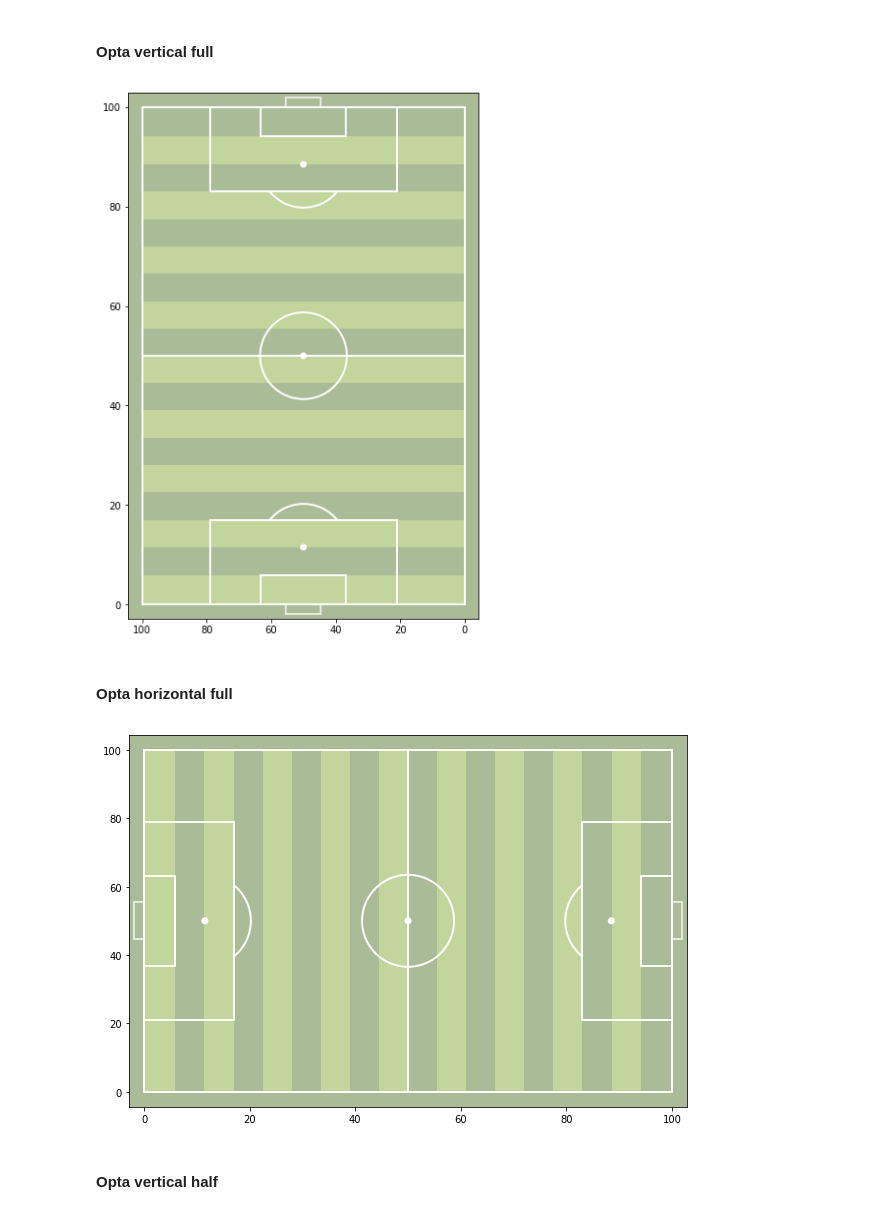
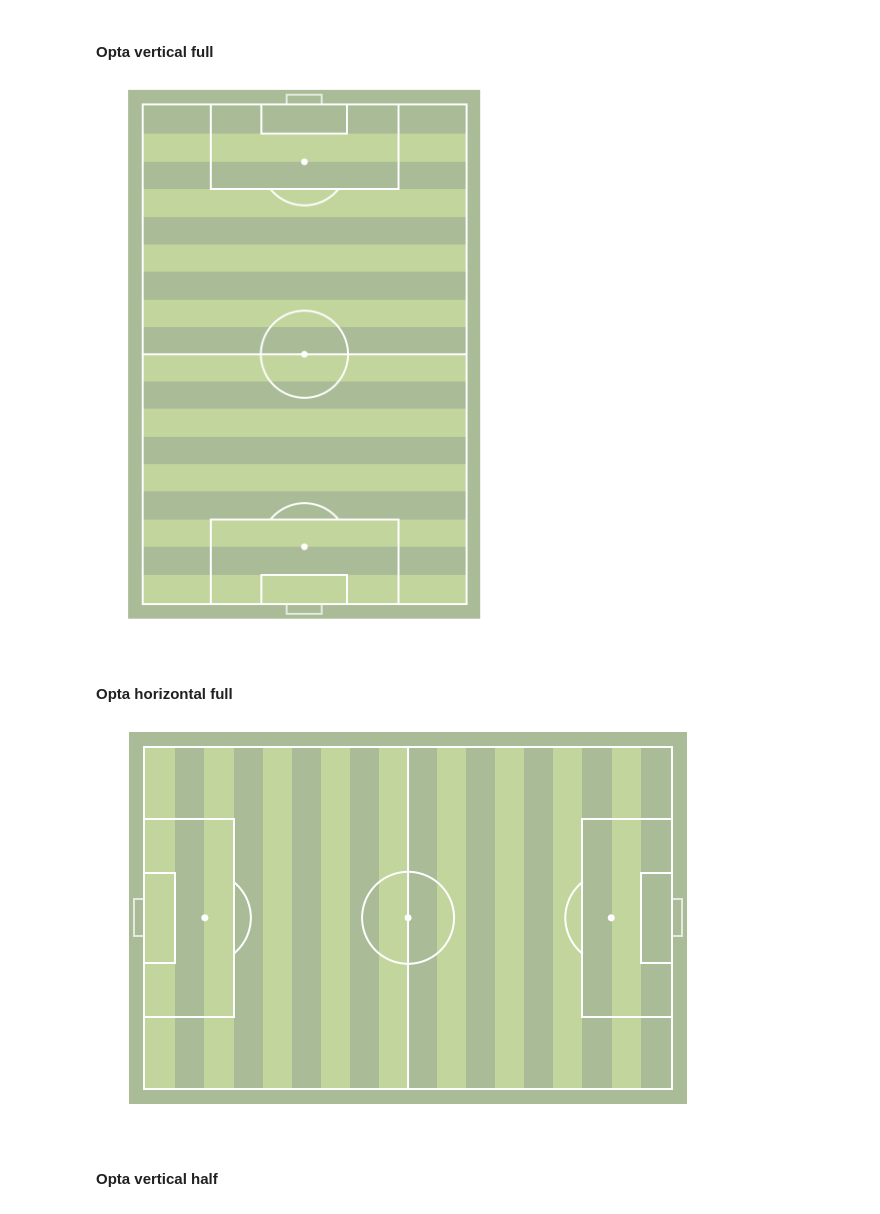
Before and after one commit to andrewRowlinson/mplsoccer, a Jupyter notebook: fbplot/Pitch.ipynb, the cells around one changed output. Saved outputs shown, nothing was run; the diff lists cells and outputs as text; code cells hidden in the pictures.

Commit message:
changed n_stripes to stripe. Added attribute to switch off axis

```diff
--- a/fbplot/Pitch.ipynb
+++ b/fbplot/Pitch.ipynb
@@ -45,7 +43,7 @@ class Pitch(object):
 
     def __init__(self, *args, line_color='white', pitch_color='#aabb97', pitch_type='opta',
                  orientation='horizontal',view='full',xpad=(3,3),ypad=(3,3),lw=2,pitch_length=None,
-                 n_stripes=0,stripe_color='#c2d59d',
+                 stripe=False,stripe_color='#c2d59d',axis='off',
                  pitch_width=None,figsize=None, layout=None,**kwargs):
 
 
@@ -54,6 +52,7 @@ class Pitch(object):
         self.fig = None
         self.figsize = figsize
         self.layout = layout
+        self.axis = axis
 
         # set attributes
         self.line_color = line_color
@@ -66,7 +65,7 @@ class Pitch(object):
         self.view = view
         self.xpad_left, self.xpad_right = xpad
         self.ypad_left, self.ypad_right = ypad
-        self.n_stripes = n_stripes
+        self.stripe = stripe
         self.stripe_color = stripe_color
 
         # set pitch dimensions
@@ -133,6 +132,7 @@ class Pitch(object):
             if self.view=='full':
                 for ax in self.axes:
                     ax.set_aspect(1/self.aspect)
+                    ax.axis(self.axis)
                     if self.pitch_type=='statsbomb':
                         ax.set_xlim(self.left-self.xpad_left,self.right+self.xpad_right)
                         ax.axvspan(self.left-self.xpad_left,self.right+self.xpad_right,0,1,facecolor=self.pitch_color)
@@ -144,6 +144,7 @@ class Pitch(object):
             elif self.view=='half':
                 for ax in self.axes:
                     ax.set_aspect(1/self.aspect)
+                    ax.axis(self.axis)
                     if self.pitch_type=='statsbomb':
                         ax.set_xlim(self.left-self.xpad_left,self.right+self.xpad_right)
                         ax.axvspan(self.left-self.xpad_left,self.right+self.xpad_right,0,1,facecolor=self.pitch_color)
@@ -157,6 +158,7 @@ class Pitch(object):
             if self.view=='full':
                 for ax in self.axes:
                     ax.set_aspect(self.aspect)
+                    ax.axis(self.axis)
                     if self.pitch_type=='statsbomb':
                         ax.set_ylim(self.right+self.ypad_left,self.left-self.ypad_right)
                         ax.axhspan(self.right+self.ypad_left,self.left-self.ypad_right,0,1,facecolor=self.pitch_color)
@@ -168,6 +170,7 @@ class Pitch(object):
             elif self.view=='half':
                 for ax in self.axes:
                     ax.set_aspect(self.aspect)
+                    ax.axis(self.axis)
                     if self.pitch_type=='statsbomb':
                         ax.set_ylim(self.right+self.ypad_left,self.left-self.ypad_right)
                         ax.axhspan(self.right+self.ypad_left,self.left-self.ypad_right,0,1,facecolor=self.pitch_color)
@@ -201,19 +204,19 @@ class Pitch(object):
 
         # draw stripes
         for ax in self.axes:
-            st = self.bottom
+            start = self.bottom
             for stripe in range(1,19):
                 if stripe in [1,18]:
-                    end = round(st + stripe1_length,2)
+                    end = round(start + stripe1_length,2)
                 elif stripe in [2,3,4,15,16,17]:
-                    end = round(st + stripe2_length,2)
+                    end = round(start + stripe2_length,2)
                 else:
-                    end = round(st + stripe3_length,2)
+                    end = round(start + stripe3_length,2)
                 if (stripe % 2 == 1) & (self.orientation=='vertical'):
-                    ax.axhspan(st,end,stripe_start,stripe_end,facecolor=self.stripe_color)
+                    ax.axhspan(start,end,stripe_start,stripe_end,facecolor=self.stripe_color)
                 elif (stripe % 2 == 1) & (self.orientation=='horizontal'):
-                    ax.axvspan(st,end,stripe_start,stripe_end,facecolor=self.stripe_color)
-                st = end
+                    ax.axvspan(start,end,stripe_start,stripe_end,facecolor=self.stripe_color)
+                start = end
 
     def _draw_pitch_lines(self):
         for ax in self.axes:
@@ -410,7 +413,7 @@ class Pitch(object):
     def draw(self):
         self._setup_subplots()
         self._set_axes()
-        if self.n_stripes>0:
+        if self.stripe:
             self._draw_stripes()
         self._draw_pitch_lines()
         self._draw_goals()
@@ -424,17 +427,17 @@ class Pitch(object):
 # %% [markdown]
 #### Opta vertical full
 # %%
-pitch = Pitch(pitch_type='opta',orientation='vertical',view='full',layout=(1,1),figsize=(10,10),n_stripes=9)
+pitch = Pitch(pitch_type='opta',orientation='vertical',view='full',layout=(1,1),figsize=(10,10),stripe=True)
 pitch.draw()
 # %% [output]
-[figure, old version]
+[figure, new version]
 # %% [markdown]
 #### Opta horizontal full
 # %%
-pitch = Pitch(pitch_type='opta',orientation='horizontal',view='full',layout=(1,1),figsize=(10,10),n_stripes=9)
+pitch = Pitch(pitch_type='opta',orientation='horizontal',view='full',layout=(1,1),figsize=(10,10),stripe=True)
 pitch.draw()
 # %% [output]
-[figure, old version]
+[figure, new version]
 # %% [markdown]
 #### Opta vertical half
 # %%
```
Also changed, not shown: parts of 11 cells of this notebook.
